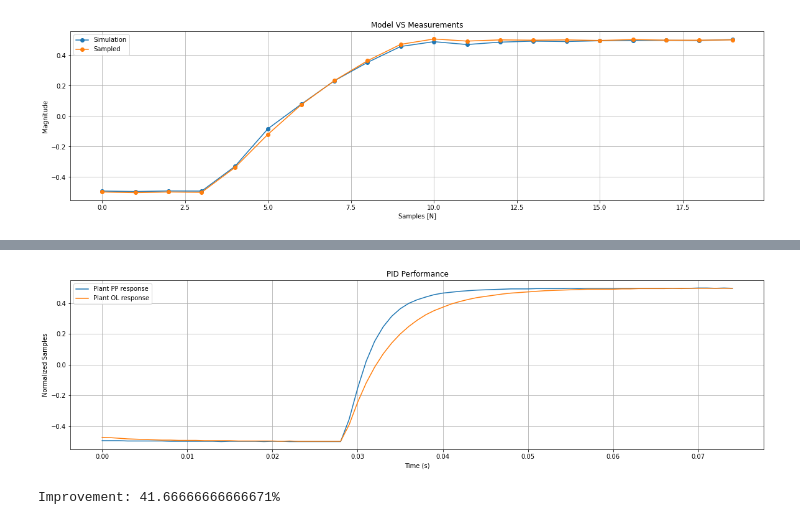
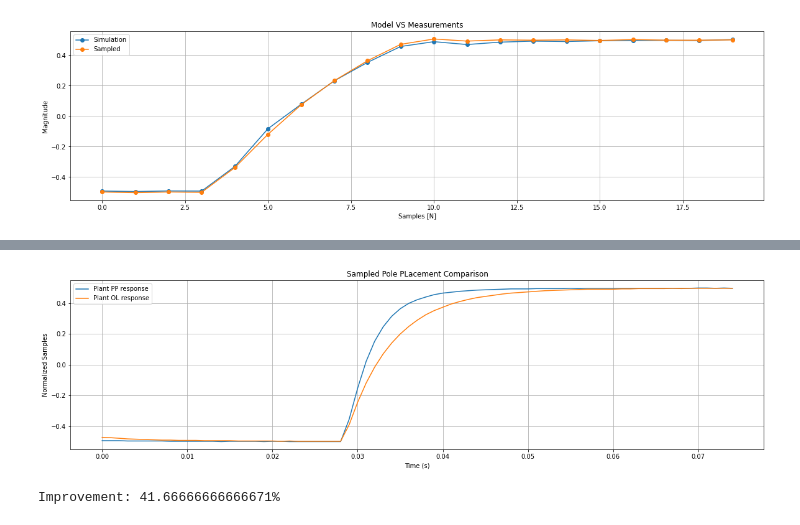
Before and after one commit to lorsi96/System-Identification-Control-for-RCRC-Circuit, a Jupyter notebook: README.ipynb, the cells around one changed output, grey strips where cells are left out. Saved outputs shown, nothing was run; the diff lists cells and outputs as text; code cells hidden in the pictures.

```diff
--- a/informe.ipynb
+++ b/README.ipynb
@@ -676,24 +678,24 @@ K_0=1.9874319426885374
 # %%
 # Load the CSV files into pandas dataframes
 pp_df = pd.read_csv("csvs/adcx2_dacx1.csv")
 ol_df = pd.read_csv("csvs/step_resp.csv")
 
 pp = extract_data(pp_df, periods=.75, samples_offset=10)
 ol = extract_data(ol_df, periods=.75, samples_offset=72)
 
 # Plot the error signal
 plt.figure(figsize=(20, 5))
 plt.title('Sampled Data')
 plt.plot(pp['Time'], pp['ADC'], label='Plant PP response')
 plt.plot(pp['Time'], ol['ADC'], label='Plant OL response')
-plt.title("PID Performance")
+plt.title("Sampled Pole PLacement Comparison")
 plt.xlabel("Time (s)")
 plt.ylabel("Normalized Samples")
 plt.legend()
 plt.grid()
 plt.show()
 # %% [output]
-[figure, old version]
+[figure, new version]
 # %%
 pptr = plot_risetime(pp, 'Pole Placement CL')
 oltr = plot_risetime(ol, 'System OL')
```
Also changed, not shown: parts of 8 cells of this notebook, 9 other files.
